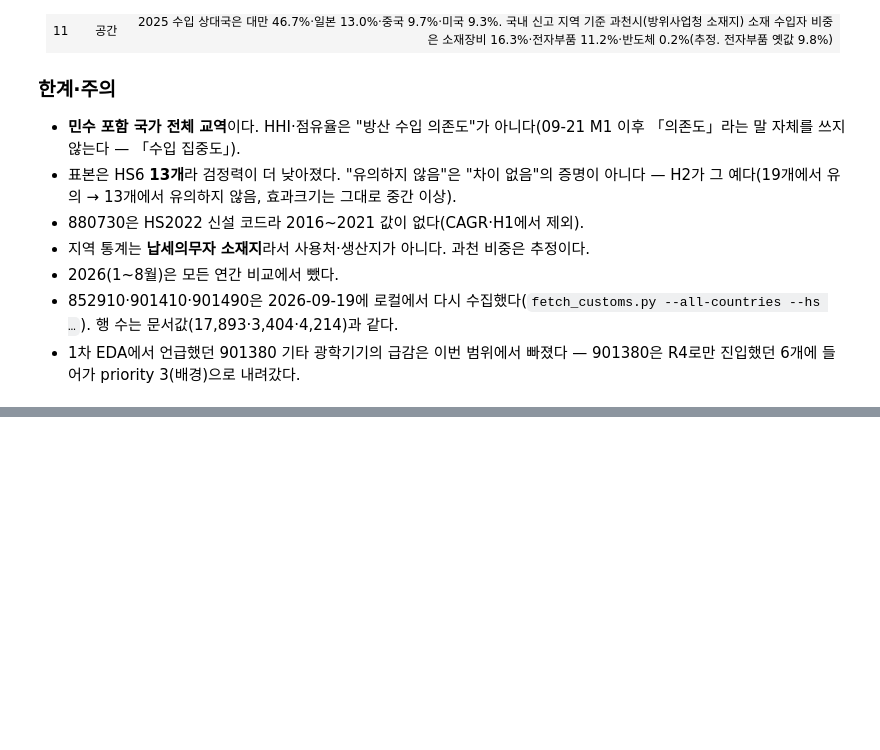
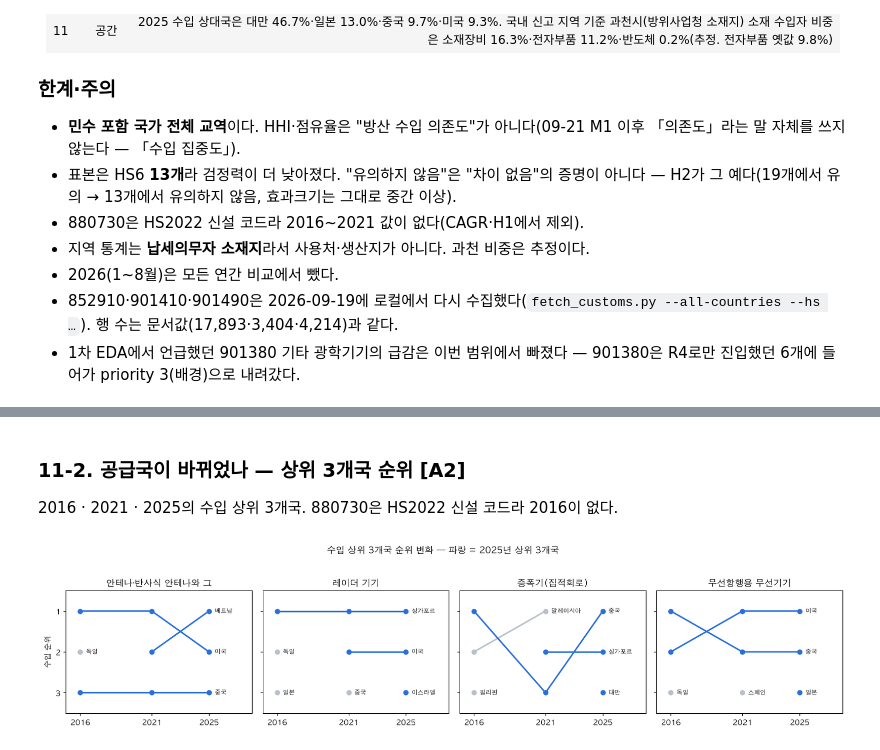
Before and after one commit to tchoco313/defense_dashboard, a Jupyter notebook: notebooks/eda_customs.ipynb, the cells around one changed output, grey strips where cells are left out. Drawn from its saved outputs; the diff is of its cells as text; code cells hidden in the pictures; blank space fills up the shorter version.

```diff
--- a/notebooks/eda_customs.ipynb
+++ b/notebooks/eda_customs.ipynb
@@ -556,0 +641,30 @@ corr_ts.style.format({"Pearson r": "{:+.3f}", "Pearson p": "{:.4g}", "Spearman
+# %% [markdown]
+### 11-2. 공급국이 바뀌었나 — 상위 3개국 순위 [A2]
+
+2016 · 2021 · 2025의 수입 상위 3개국. 880730은 HS2022 신설 코드라 2016이 없다.
+# %%
+a2 = q("A2")
+a2["country_ko"] = a2.country_ko.fillna(a2.stat_cd)
+a2["label"] = a2.country_ko + " " + a2.share_pct.map("{:.0f}%".format)
+wide = a2.pivot_table(index=["hs6", "name_ko"], columns="year", values="label", aggfunc=lambda s: " · ".join(s)).reset_index()
+def changed(hs):
+    s = a2[a2.hs6 == hs]; y0 = s.year.min()
+    old, new = set(s[s.year == y0].stat_cd), set(s[s.year == 2025].stat_cd)
+    top_old = s[(s.year == y0) & (s.rnk == 1)].country_ko.iloc[0]; top_new = s[(s.year == 2025) & (s.rnk == 1)].country_ko.iloc[0]
+    return pd.Series({"1위 변화": "" if top_old == top_new else f"{top_old} → {top_new}",
+                      "상위3 새로 진입": ", ".join(s[(s.year == 2025) & s.stat_cd.isin(new - old)].country_ko)})
+wide = wide.join(wide.hs6.apply(changed))
+pick = ["852910", "852610", "854233", "852691"]
+fig, axes = plt.subplots(1, 4, figsize=(15, 3.4), sharey=True)
+for ax, hs in zip(axes, pick):
+    s = a2[a2.hs6 == hs]; now = set(s[s.year == 2025].country_ko)
+    for cn, g in s.groupby("country_ko"):
+        g = g.sort_values("year")
+        ax.plot(g.year, g.rnk, marker="o", color=BLUE2 if cn in now else GRAY, lw=2)
+        last = g.iloc[-1]; ax.text(last.year + 0.4, last.rnk, cn, va="center", fontsize=8)
+    ax.set(title=s.name_ko.iloc[0][:14], xticks=[2016, 2021, 2025], xlim=(2015, 2028))
+axes[0].set(ylim=(3.5, 0.5), yticks=[1, 2, 3], ylabel="수입 순위")
+fig.suptitle("수입 상위 3개국 순위 변화 — 파랑 = 2025년 상위 3개국", y=1.03); plt.tight_layout(); plt.show()
+wide
+# %% [output]
+[figure, added]
```
Also changed, not shown: parts of 23 cells of this notebook, 11 other files.
